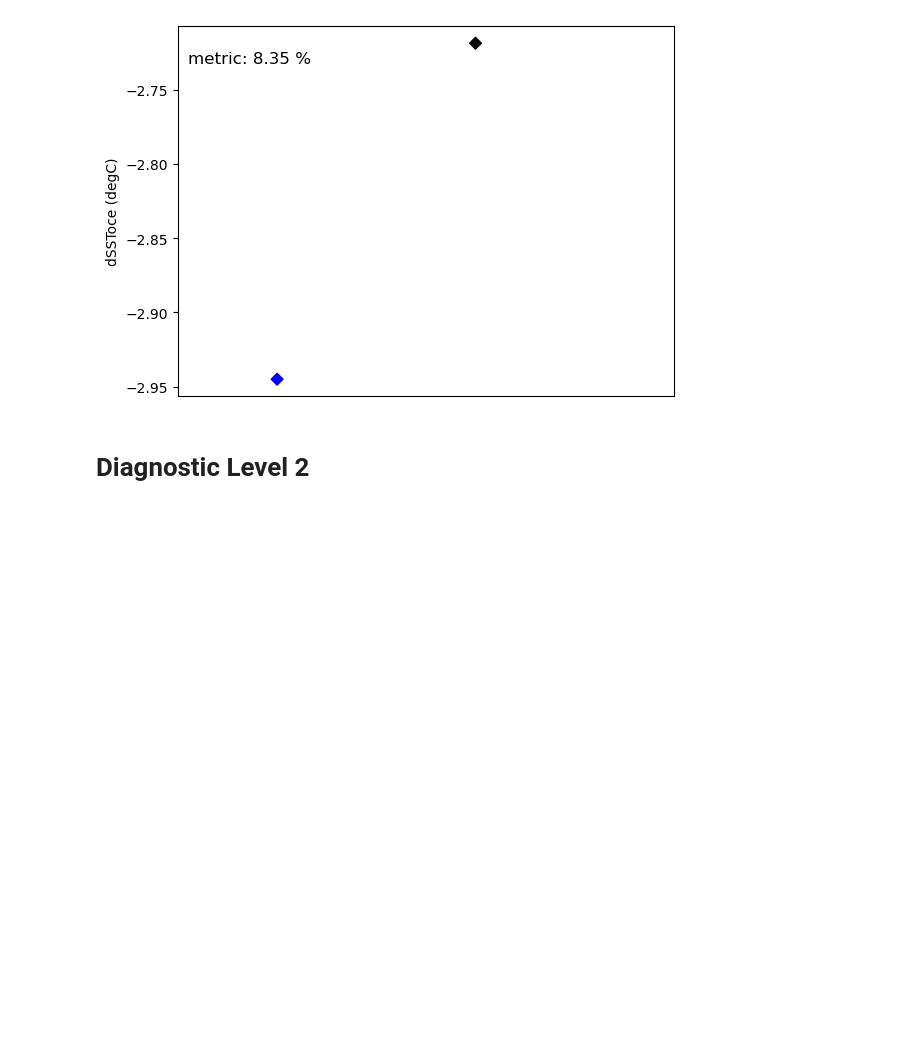
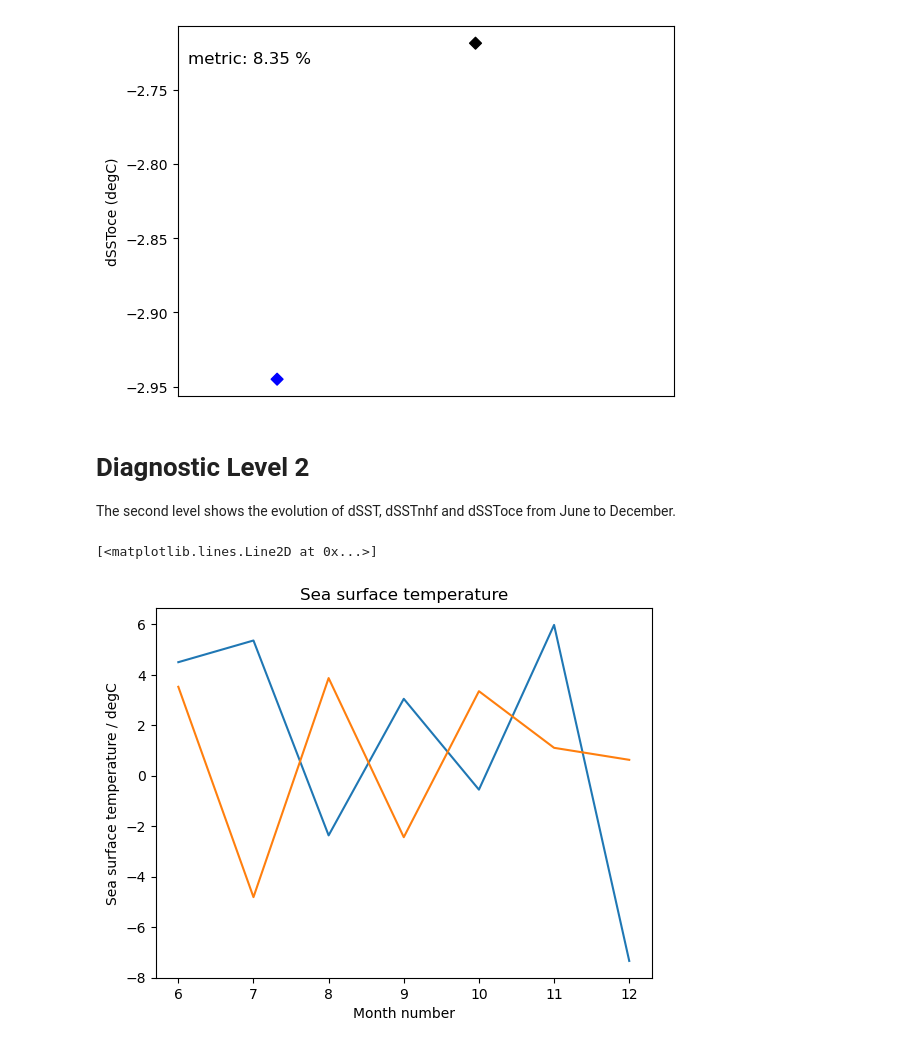
Before and after one commit to ACCESS-NRI/ACCESS-ENSO-recipes, a Jupyter notebook: 24-ocean_driven_SST.ipynb, the cells around one changed output. Drawn from its saved outputs; the diff is of its cells as text; code cells hidden in the pictures; blank space fills up the shorter version.

```diff
--- a/24-ocean_driven_SST.ipynb
+++ b/24-ocean_driven_SST.ipynb
@@ -341,3 +341,4 @@ Text(0.02, 0.9, 'metric: 8.35 %')
 [figure]
 # %% [markdown]
 # Diagnostic Level 2
+The second level shows the evolution of dSST, dSSTnhf and dSSToce from June to December.
@@ -371,0 +345,44 @@ plt.grid(linestyle='--')
+# %%
+## monthly statistics june to december
+## pull out enso years first? -> dsstnhf for dsstoce
+from esmvalcore.preprocessor import climate_statistics
+
+def nhf_east(cube_nhf, ds_name): #'ACCESS-ESM1-5'
+    model_nhf_prep = {ds_name: east(cube_nhf)}
+    cube = model_nhf_prep[ds_name]
+    east_cube = extract_season(cube,'JJASOND')
+    nhf_east = climate_statistics(east_cube, 'mean', period='month')
+    return nhf_east
+
+
+def month_dsst(cube_prep): #dSST plot black
+    a_data = cube_prep.data.data
+    a1_data = np.append(np.delete(a_data, 0), 0) #add 0 to end
+    trend_data = a1_data - a_data #last month value invalid
+    cube_prep.data = trend_data
+    cube = extract_season(cube_prep,'JJASOND')[:-1]
+    cube = climate_statistics(cube, 'mean', period='month')
+    return cube
+def month_dSSTnhf(nhf_east, sst_east):
+    dtime = 60 * 60 * 24 * 30.42 #s month-1
+    Cp = 4000 #J kg-1 degC-1
+    rho = 1024 #kg m-3
+    H = 50 #m
+    dsstnhf = dtime * nhf_east.data / (sst_east.data * Cp * rho * H)
+    sst_east.data = dsstnhf
+    return sst_east
+
+mod_nhf = nhf_east(model_nhf, 'ACCESS-ESM1-5')
+obs_nhf_prep = nhf_east(obs_nhf['ERA-Interim'], 'ERA-Interim')
+#plot
+obs_sst_month = month_dsst(obs_ts_prep['TROPFLUX'])
+mod_sst_month = month_dsst(model_ts_prep['ACCESS-ESM1-5'])
+#plot
+model = month_dSSTnhf(mod_nhf, mod_sst_month)
+obs = month_dSSTnhf(obs_nhf_prep, obs_sst_month)
+# %%
+qplt.plot(obs)
+qplt.plot(model, label='model')
+# %% [output]
+[<matplotlib.lines.Line2D at 0x...>]
+[figure, added]
```
Also changed, not shown: parts of 7 cells of this notebook.
